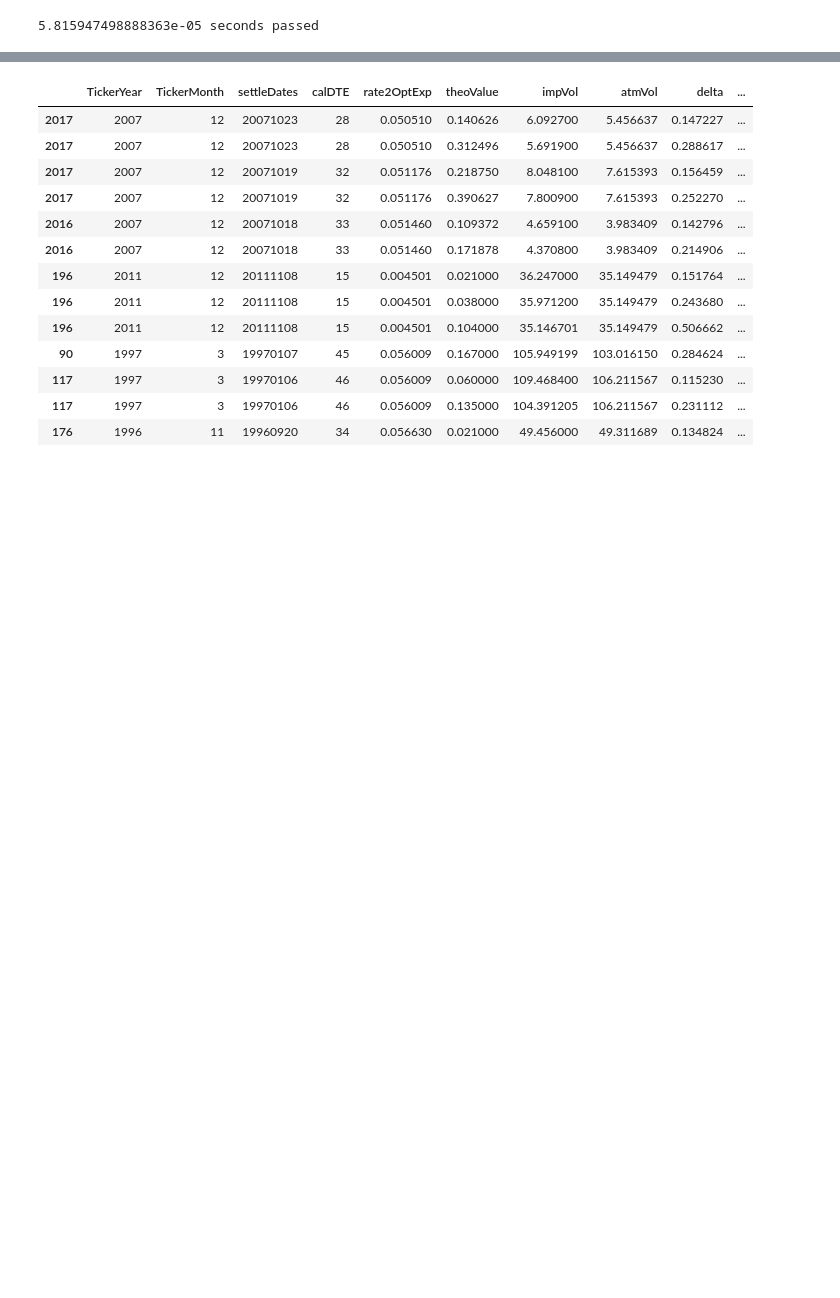
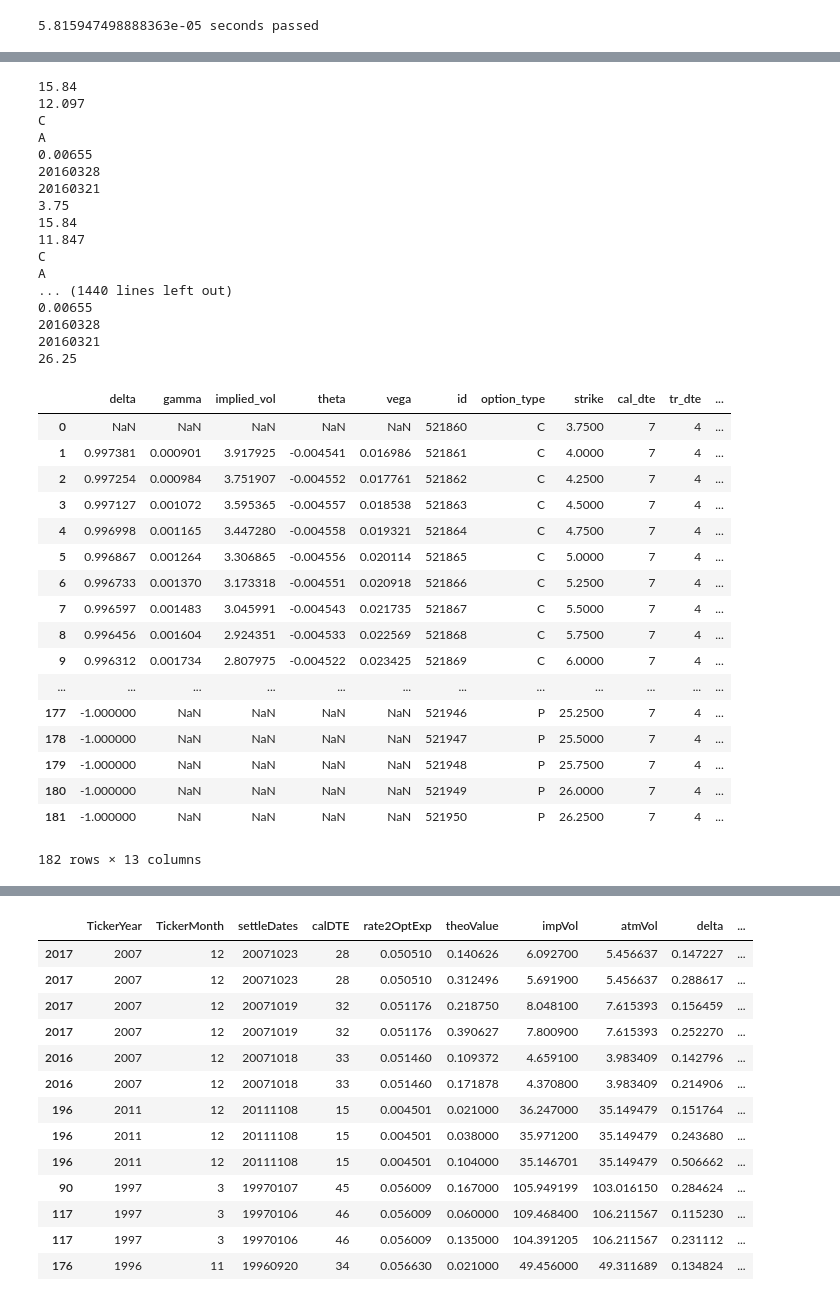
Before and after one commit to d0p34m1n3/repo_barbarossa, a Jupyter notebook: PycharmProjects/option_models/testQuantlib.ipynb, the cells around one changed output, grey strips where cells are left out. Drawn from its saved outputs; the diff is of its cells as text; code cells hidden in the pictures; blank space fills up the shorter version.

```diff
--- a/PycharmProjects/option_models/testQuantlib.ipynb
+++ b/PycharmProjects/option_models/testQuantlib.ipynb
@@ -97,3 +56,44 @@ plt.show()
+# %%
+import option_models.skew_calc as osc
+option_greeks = osc.cal_greeks_4option_maturity(ticker='SIJ2016',settle_date=20160321)
+
+option_greeks
+# %% [output]
+15.84
+12.097
+C
+A
+0.00655
+20160328
+20160321
+3.75
+15.84
+11.847
+C
+A
+... (1440 lines left out)
+0.00655
+20160328
+20160321
+26.25
+|  | delta | gamma | implied_vol | theta | vega | id | option_type | strike | cal_dte | tr_dte | ... |
+| 0 | NaN | NaN | NaN | NaN | NaN | 521860 | C | 3.7500 | 7 | 4 | ... |
+| 1 | 0.997381 | 0.000901 | 3.917925 | -0.004541 | 0.016986 | 521861 | C | 4.0000 | 7 | 4 | ... |
+| 2 | 0.997254 | 0.000984 | 3.751907 | -0.004552 | 0.017761 | 521862 | C | 4.2500 | 7 | 4 | ... |
+| 3 | 0.997127 | 0.001072 | 3.595365 | -0.004557 | 0.018538 | 521863 | C | 4.5000 | 7 | 4 | ... |
+| 4 | 0.996998 | 0.001165 | 3.447280 | -0.004558 | 0.019321 | 521864 | C | 4.7500 | 7 | 4 | ... |
+| 5 | 0.996867 | 0.001264 | 3.306865 | -0.004556 | 0.020114 | 521865 | C | 5.0000 | 7 | 4 | ... |
+| 6 | 0.996733 | 0.001370 | 3.173318 | -0.004551 | 0.020918 | 521866 | C | 5.2500 | 7 | 4 | ... |
+| 7 | 0.996597 | 0.001483 | 3.045991 | -0.004543 | 0.021735 | 521867 | C | 5.5000 | 7 | 4 | ... |
+| 8 | 0.996456 | 0.001604 | 2.924351 | -0.004533 | 0.022569 | 521868 | C | 5.7500 | 7 | 4 | ... |
+| 9 | 0.996312 | 0.001734 | 2.807975 | -0.004522 | 0.023425 | 521869 | C | 6.0000 | 7 | 4 | ... |
+| ... | ... | ... | ... | ... | ... | ... | ... | ... | ... | ... | ... |
+| 177 | -1.000000 | NaN | NaN | NaN | NaN | 521946 | P | 25.2500 | 7 | 4 | ... |
+| 178 | -1.000000 | NaN | NaN | NaN | NaN | 521947 | P | 25.5000 | 7 | 4 | ... |
+| 179 | -1.000000 | NaN | NaN | NaN | NaN | 521948 | P | 25.7500 | 7 | 4 | ... |
+| 180 | -1.000000 | NaN | NaN | NaN | NaN | 521949 | P | 26.0000 | 7 | 4 | ... |
+| 181 | -1.000000 | NaN | NaN | NaN | NaN | 521950 | P | 26.2500 | 7 | 4 | ... |
+182 rows × 13 columns
 # %%
 import get_price.get_options_price as gop
 gop.get_options_price_from_db(ticker='ESU2016',settle_date=20160317)
```
Also changed, not shown: parts of 12 cells of this notebook, 22 other files.
